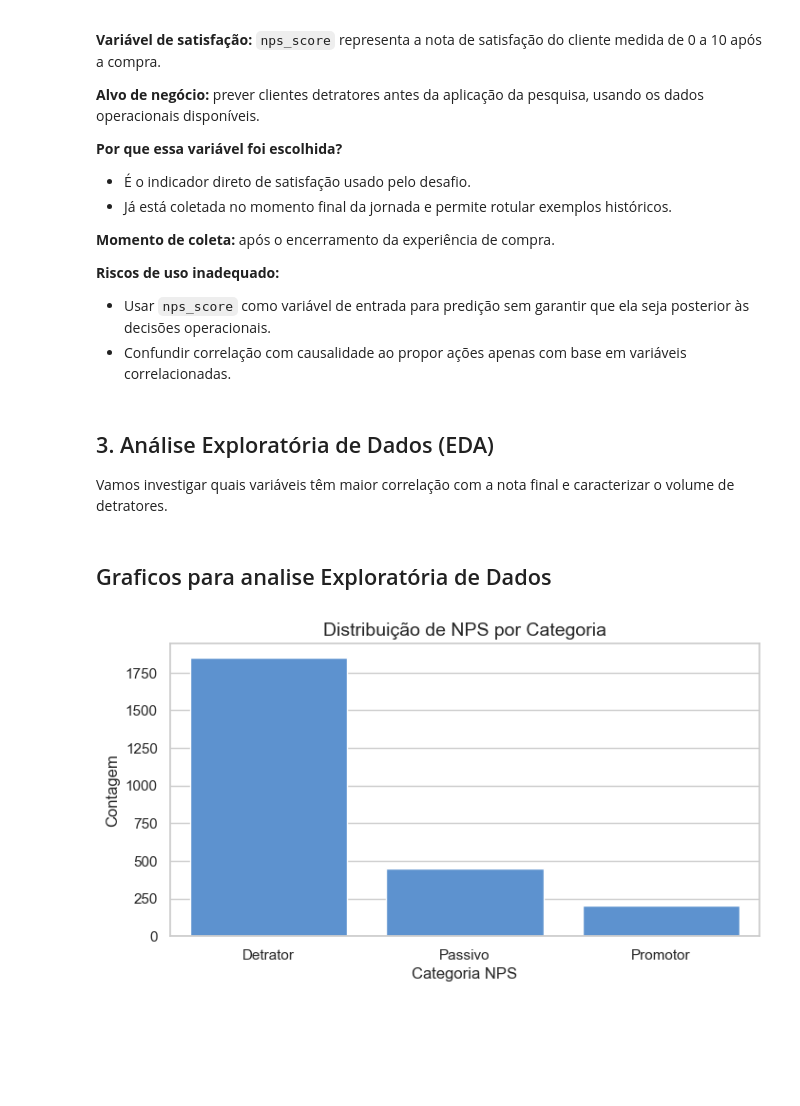
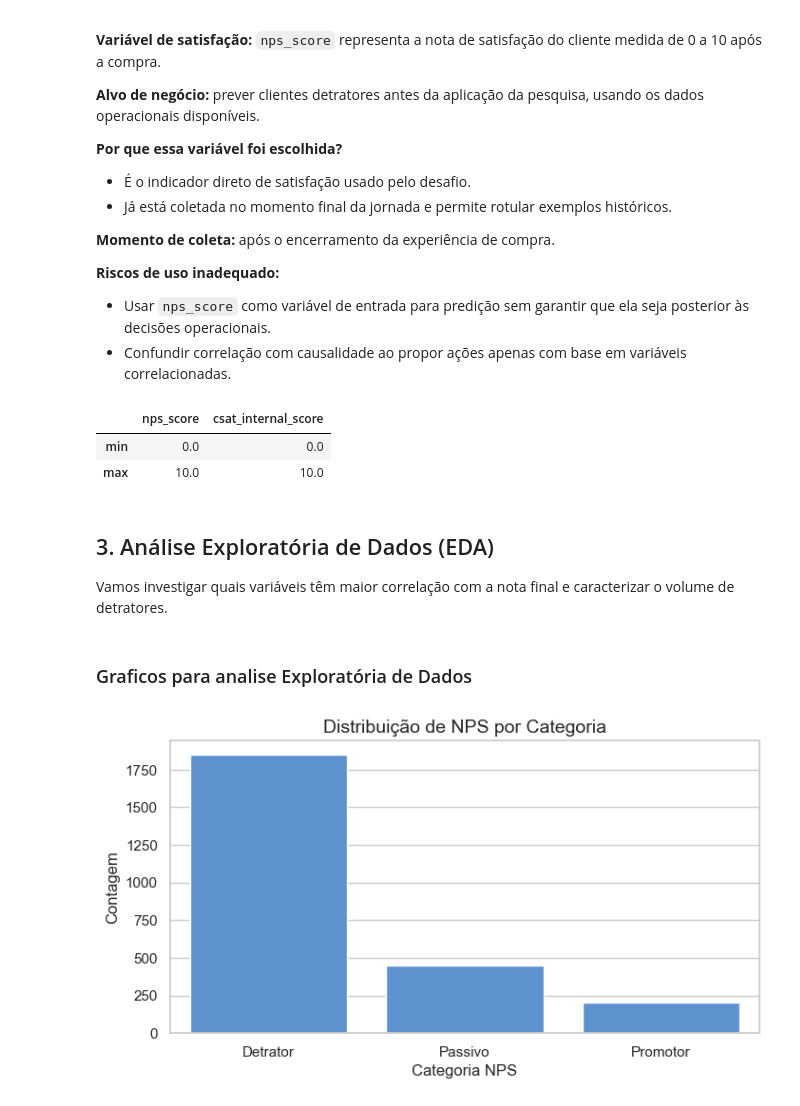
Before and after one commit to tuanyfortunato/CaseNPSPreditivo, a Jupyter notebook: notebooks/CaseNpsPreditivo_Final.ipynb, the cells around one changed output. Drawn from its saved outputs; the diff is of its cells as text; code cells hidden in the pictures; blank space fills up the shorter version.

```diff
--- a/notebooks/CaseNpsPreditivo_Final.ipynb
+++ b/notebooks/CaseNpsPreditivo_Final.ipynb
@@ -30 +143,4 @@ plt.rcParams['axes.titlesize'] = 14
+# %%
+# Remoção de duplicados (se fizer sentido)
+df = df.drop_duplicates().reset_index(drop=True)
 # %%
@@ -67,11 +181,19 @@ Shape do dataset: (2500, 19)
 **Riscos de uso inadequado:**
 - Usar `nps_score` como variável de entrada para predição sem garantir que ela seja posterior às decisões operacionais.
 - Confundir correlação com causalidade ao propor ações apenas com base em variáveis correlacionadas.
+# %%
+# Verificando possíveis faixas inconsistentes do NPS
+
+df[['nps_score','csat_internal_score']].agg(["min", "max"])
+# %% [output]
+|  | nps_score | csat_internal_score |
+| min | 0.0 | 0.0 |
+| max | 10.0 | 10.0 |
 # %% [markdown]
 ## 3. Análise Exploratória de Dados (EDA)
 Vamos investigar quais variáveis têm maior correlação com a nota final e caracterizar o volume de detratores.
 # %% [markdown]
-## Graficos para analise Exploratória de Dados
+### Graficos para analise Exploratória de Dados
 # %%
 # Distribuição das categorias de NPS
 plt.figure(figsize=(8, 4))
```
Also changed, not shown: parts of 19 cells of this notebook, 1 other file.
